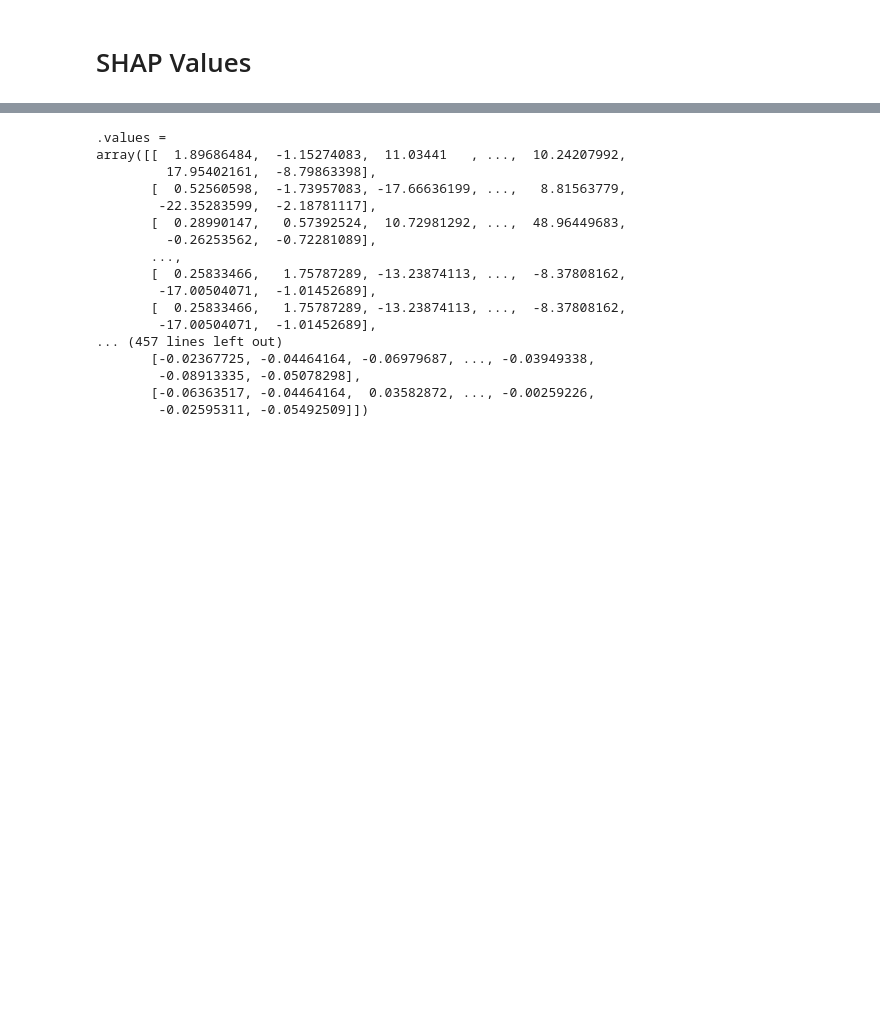
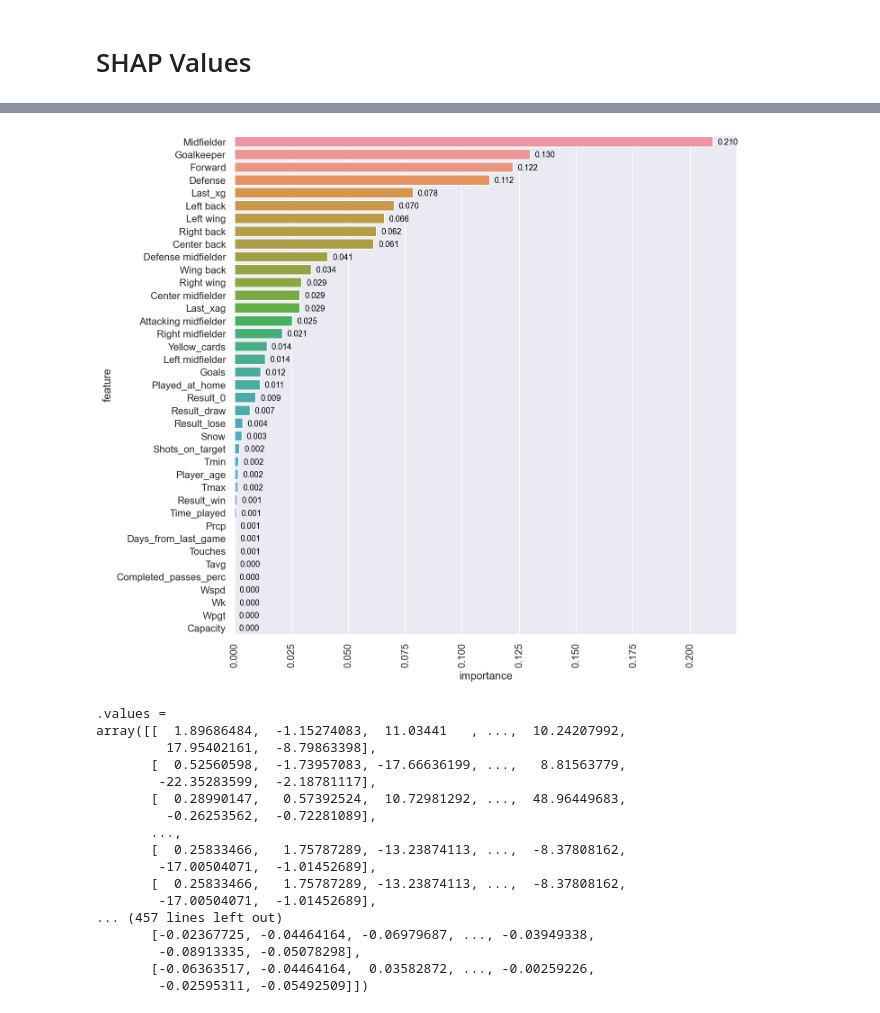
Before and after one commit to augustomaillo/cdaf-performance-influences, a Jupyter notebook: Pipeline.ipynb, the cells around one changed output, grey strips where cells are left out. Cells and saved outputs as stored; diff of their text form; code cells hidden in the pictures; blank space fills up the shorter version.

```diff
--- a/Pipeline.ipynb
+++ b/Pipeline.ipynb
@@ -325,0 +451,5 @@ Best R2: 0.447
+# %%
+regressor = LinearRegression(fit_intercept=False)
+regressor.fit(X_train.drop(columns=['player']), y_train)
+y_pred = regressor.predict(X_test.drop(columns=['player']))
+r2_score(y_test, y_pred)
@@ -374,3 +566,48 @@ def regression_with_shap_value(X, y, model):
+# %%
+params = {'fit_intercept': True}
+model = LinearRegression(**params)
+X = pd.concat([X_train, X_test]).drop("player", axis=1)
+y = pd.concat([y_train, y_test])
+
+positions = {
+    'AM': 'Attacking Midfielder',
+    'CB': 'Center Back',
+    'CM': 'Center Midfielder',
+    'DF': 'Defense',
+    'DM': 'Defense Midfielder',
+    'FW': 'Forward',
+    'GK': 'Goalkeeper',
+    'LB': 'Left Back',
+    'LM': 'Left Midfielder',
+    'LW': 'Left Wing',
+    'MF': 'Midfielder',
+    'RB': 'Right Back',
+    'RM': 'Right Midfielder',
+    'RW': 'Right Wing',
+    'WB': 'Wing Back'
+}
+
+model.fit(X,y)
+
+importance = model.coef_
+importances = []
+# summarize feature importance
+for i,v in enumerate(importance):
+    importances.append([X.columns[i], abs(v)])
+columns_importance = pd.DataFrame(importances, columns=['feature', 'importance'])
+columns_importance.sort_values('importance', ascending=False, inplace=True)
+from matplotlib import pyplot as plt
+import seaborn as sns
+sns.set()
+# plt.figure(dpi=100, figsize=(12,4))
+plt.figure(figsize=(10, 10), dpi=144)
+ax = sns.barplot(y=columns_importance.feature.replace(positions).str.capitalize(), x=columns_importance.importance, orient='h')
+for i, v in enumerate(columns_importance['importance']):
+    ax.text(v+0.002, i+0.05, f'{v:.3f}', color='black', va='center',fontsize=9)
+plt.xticks(rotation=90);
+plt.show()
+# %% [output]
+[figure, added]
 # %%
 X = pd.concat([X_train, X_test]).drop("player_id", axis=1)
 y = pd.concat([y_train, y_test])
```
Also changed, not shown: parts of 32 cells of this notebook.
